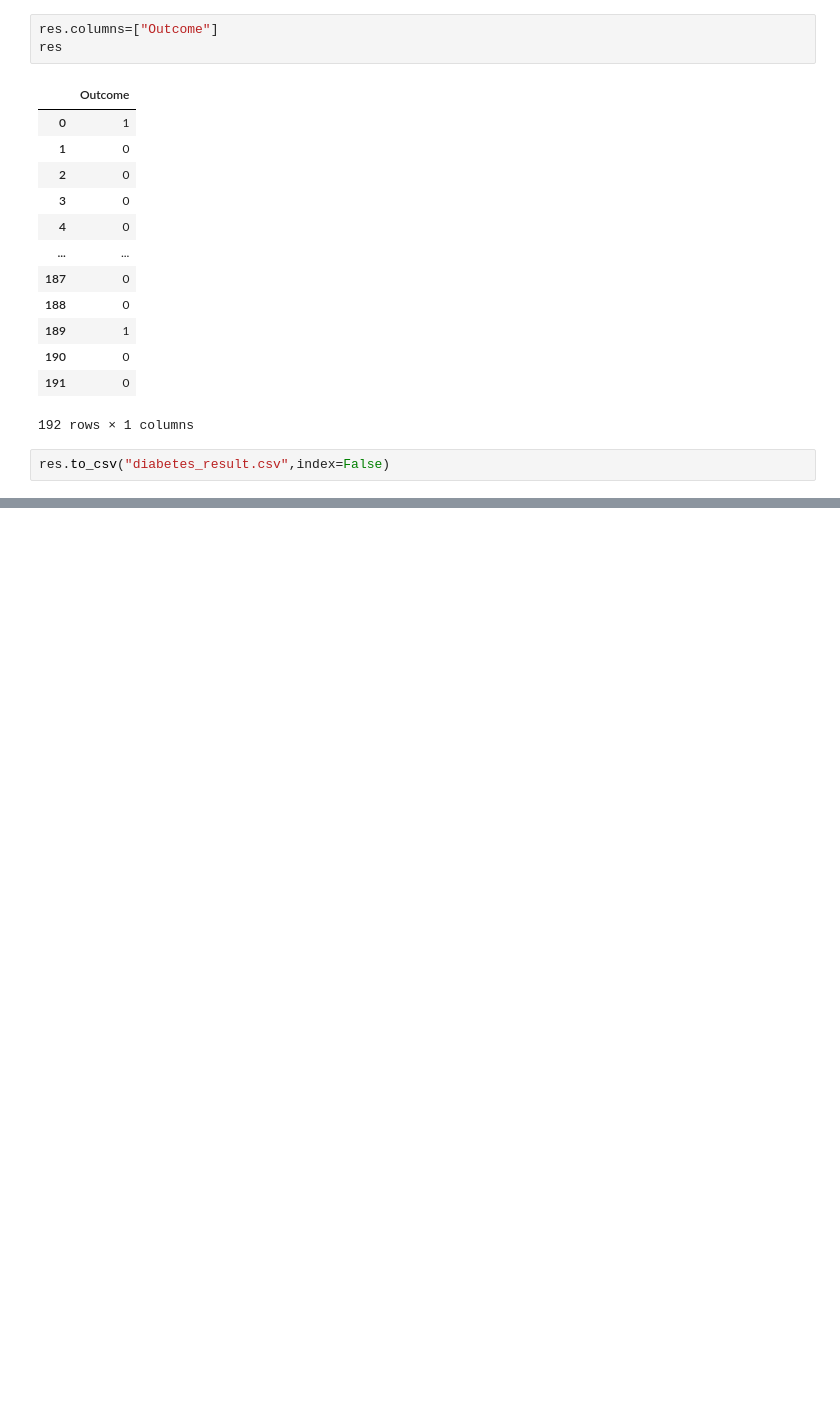
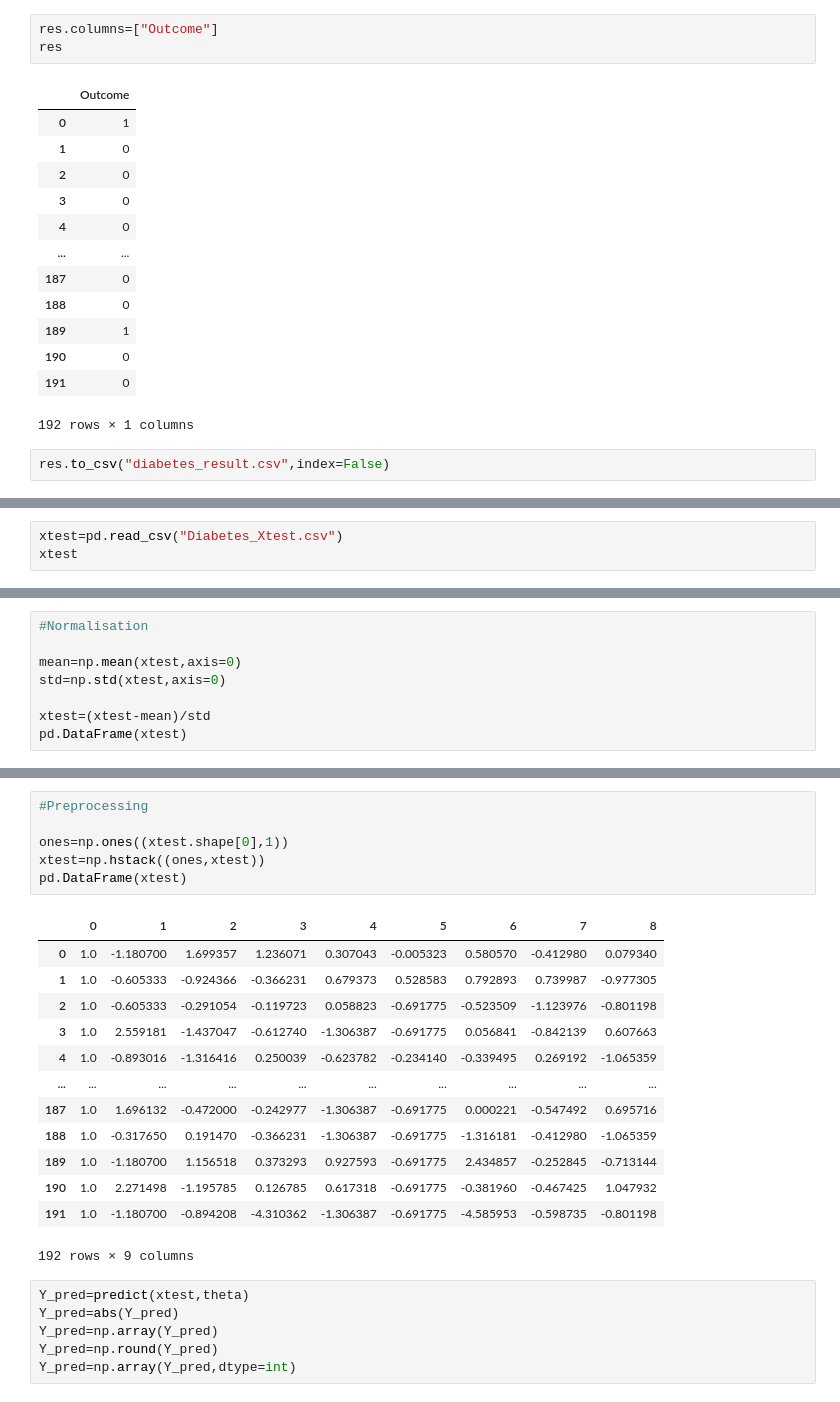
Before and after one commit to JainManjari/DataScieneLearning, a Jupyter notebook: DataScieneML/Supervised ML/K Nearest Neigbhors/Diabetes Assign/Diabetes.ipynb, the cells around one changed output, grey strips where cells are left out. Drawn from its saved outputs; the diff is of its cells as text; blank space fills up the shorter version.

```diff
--- a/DataScieneML/Supervised ML/K Nearest Neigbhors/Diabetes Assign/Diabetes.ipynb
+++ b/DataScieneML/Supervised ML/K Nearest Neigbhors/Diabetes Assign/Diabetes.ipynb
@@ -170,0 +332,3 @@ res.to_csv("diabetes_result.csv",index=False)
+# %%
+xtest=pd.read_csv("Diabetes_Xtest.csv")
+xtest
@@ -170,0 +349,8 @@ res.to_csv("diabetes_result.csv",index=False)
+# %%
+#Normalisation
+
+mean=np.mean(xtest,axis=0)
+std=np.std(xtest,axis=0)
+
+xtest=(xtest-mean)/std
+pd.DataFrame(xtest)
@@ -170,0 +371,26 @@ res.to_csv("diabetes_result.csv",index=False)
+# %%
+#Preprocessing
+
+ones=np.ones((xtest.shape[0],1))
+xtest=np.hstack((ones,xtest))
+pd.DataFrame(xtest)
+# %% [output]
+|  | 0 | 1 | 2 | 3 | 4 | 5 | 6 | 7 | 8 |
+| 0 | 1.0 | -1.180700 | 1.699357 | 1.236071 | 0.307043 | -0.005323 | 0.580570 | -0.412980 | 0.079340 |
+| 1 | 1.0 | -0.605333 | -0.924366 | -0.366231 | 0.679373 | 0.528583 | 0.792893 | 0.739987 | -0.977305 |
+| 2 | 1.0 | -0.605333 | -0.291054 | -0.119723 | 0.058823 | -0.691775 | -0.523509 | -1.123976 | -0.801198 |
+| 3 | 1.0 | 2.559181 | -1.437047 | -0.612740 | -1.306387 | -0.691775 | 0.056841 | -0.842139 | 0.607663 |
+| 4 | 1.0 | -0.893016 | -1.316416 | 0.250039 | -0.623782 | -0.234140 | -0.339495 | 0.269192 | -1.065359 |
+| ... | ... | ... | ... | ... | ... | ... | ... | ... | ... |
+| 187 | 1.0 | 1.696132 | -0.472000 | -0.242977 | -1.306387 | -0.691775 | 0.000221 | -0.547492 | 0.695716 |
+| 188 | 1.0 | -0.317650 | 0.191470 | -0.366231 | -1.306387 | -0.691775 | -1.316181 | -0.412980 | -1.065359 |
+| 189 | 1.0 | -1.180700 | 1.156518 | 0.373293 | 0.927593 | -0.691775 | 2.434857 | -0.252845 | -0.713144 |
+| 190 | 1.0 | 2.271498 | -1.195785 | 0.126785 | 0.617318 | -0.691775 | -0.381960 | -0.467425 | 1.047932 |
+| 191 | 1.0 | -1.180700 | -0.894208 | -4.310362 | -1.306387 | -0.691775 | -4.585953 | -0.598735 | -0.801198 |
+192 rows × 9 columns
+# %%
+Y_pred=predict(xtest,theta)
+Y_pred=abs(Y_pred)
+Y_pred=np.array(Y_pred)
+Y_pred=np.round(Y_pred)
+Y_pred=np.array(Y_pred,dtype=int)
```
Also changed, not shown: parts of 14 cells of this notebook, 11 other files.
